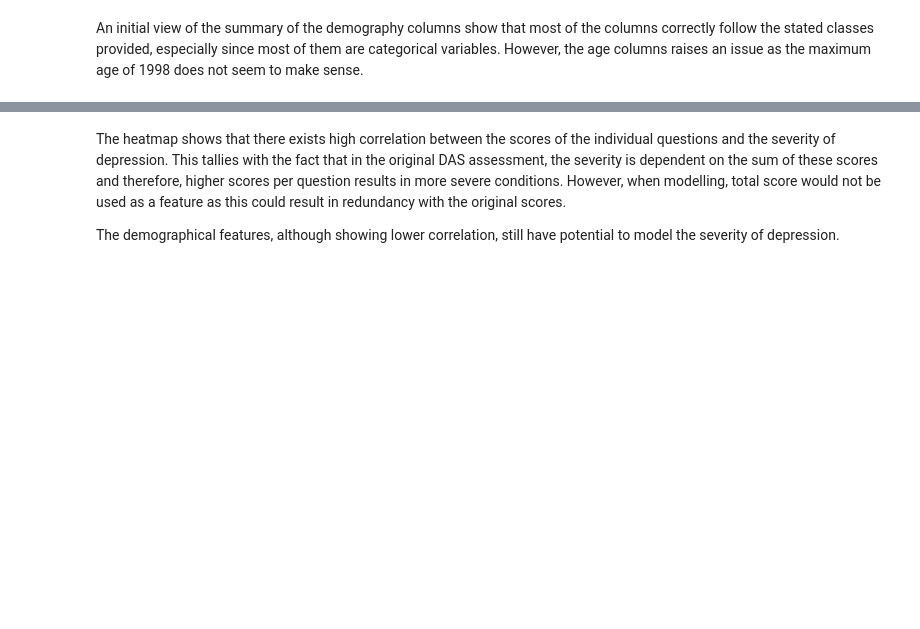
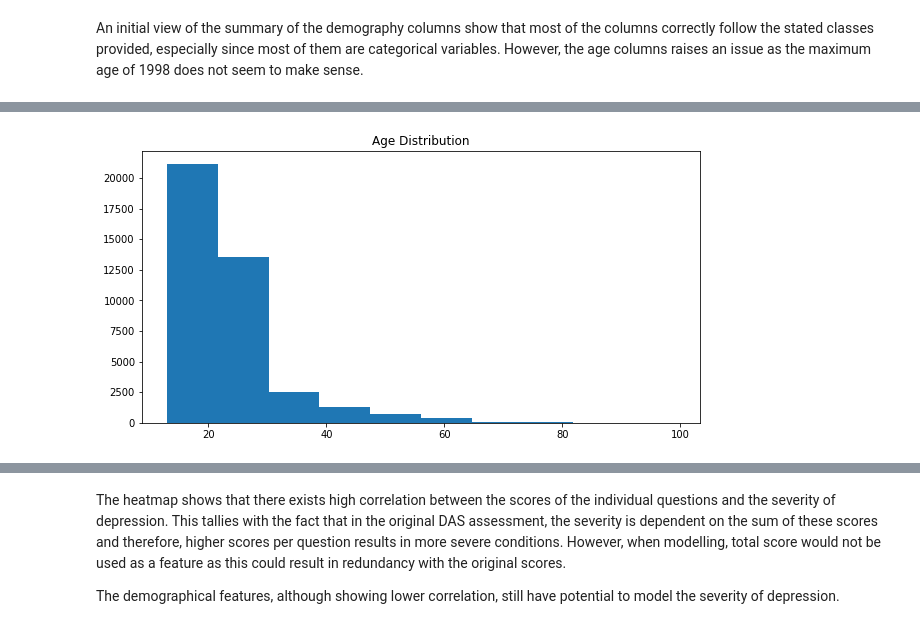
Before and after one commit to nepulepu/Inspector_Gloom, a Jupyter notebook: dass_depression_classification.ipynb, the cells around one changed output, grey strips where cells are left out. Cells and saved outputs as stored; diff of their text form; code cells hidden in the pictures; blank space fills up the shorter version.

```diff
--- a/dass_depression_classification.ipynb
+++ b/dass_depression_classification.ipynb
@@ -437,3 +439,11 @@ plt.show()
+# %%
+plt.figure(figsize=(10,5))
+depression_df["age"].hist()
+plt.grid(False)
+plt.title("Age Distribution")
+plt.show()
+# %% [output]
+[figure, added]
 # %%
 def convert_labels(label):
     classes = ["Normal", "Mild", "Moderate", "Severe", "Extremely Severe"]
```
Also changed, not shown: parts of 11 cells of this notebook.
